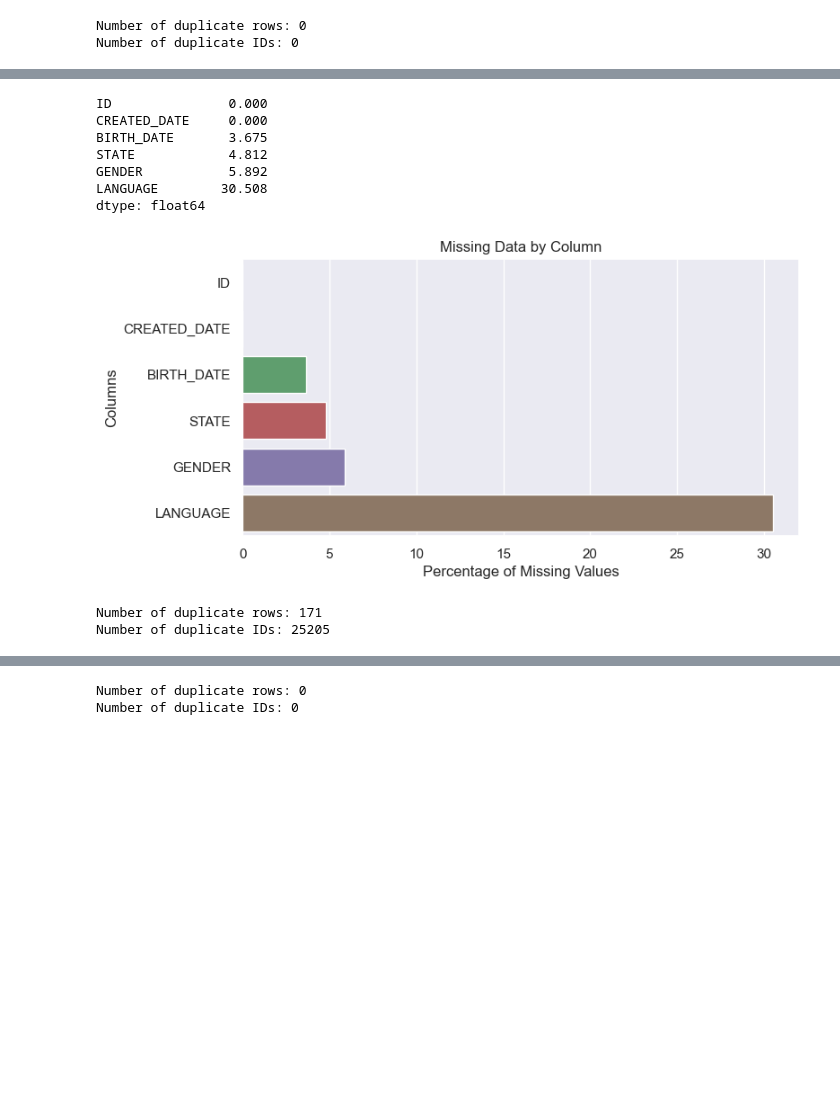
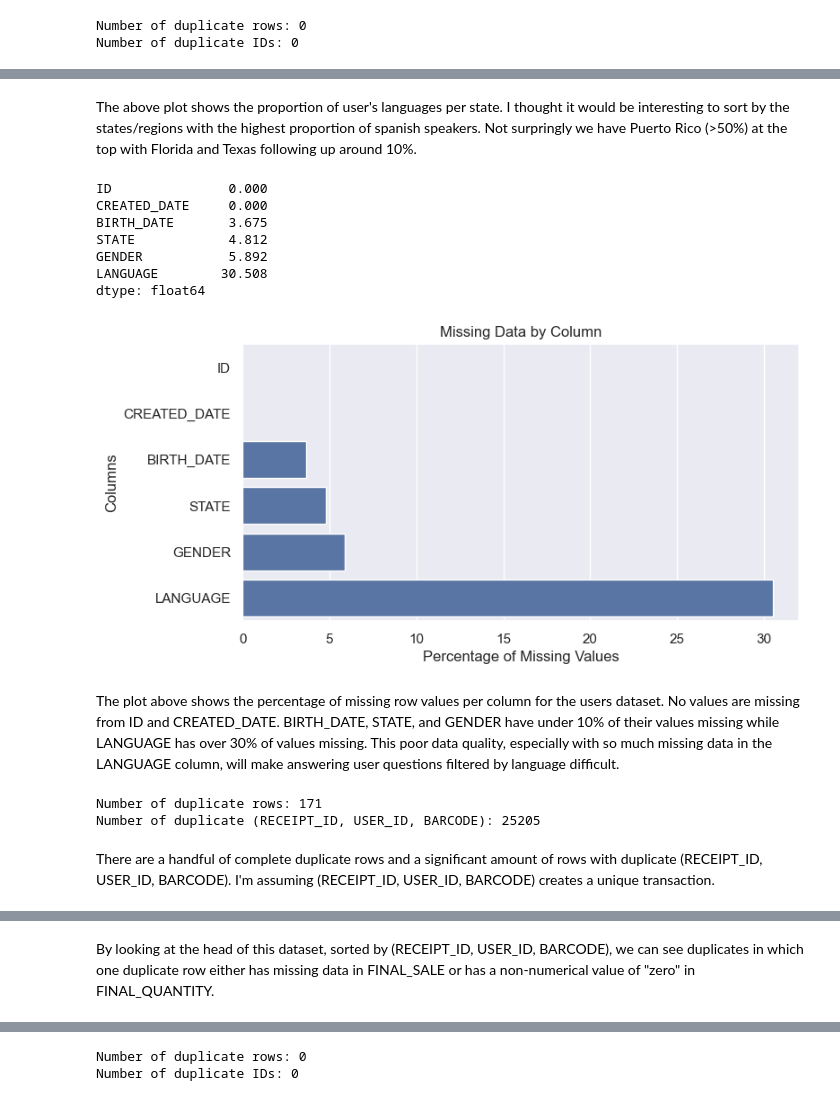
Before and after one commit to AlvaroRamirezHong/FetchTakeHome, a Jupyter notebook: fetch_takehome.ipynb, the cells around one changed output, grey strips where cells are left out. Saved outputs shown, nothing was run; the diff lists cells and outputs as text; code cells hidden in the pictures; blank space fills up the shorter version.

```diff
--- a/fetch_takehome.ipynb
+++ b/fetch_takehome.ipynb
@@ -77,31 +139,34 @@ Unique genders: ['female' nan 'male' 'non_binary' 'transgender' 'prefer_not_to_s
+# %% [markdown]
+The above plot shows the proportion of user's languages per state. I thought it would be interesting to sort by the states/regions with the highest proportion of spanish speakers. Not surpringly we have Puerto Rico (>50%) at the top with Florida and Texas following up around 10%.
 # %%
 # Calculate the percentage of missing values for each column
 missing_values = (users.isnull().sum() / len(users)) * 100
 
 # Sort values for better visualization
 missing_values = missing_values.sort_values()
 print(missing_values)
 
 # Plot using Seaborn
 plt.figure(figsize=(8, 4))
-sns.barplot(y=missing_values.index, x=missing_values.values)
+sns.barplot(y=missing_values.index, x=missing_values.values, color="#4c72b0")
 
 # Formatting
 plt.xlabel("Percentage of Missing Values")
 plt.ylabel("Columns")
 plt.title("Missing Data by Column")
-# plt.xticks(rotation=45)  # Rotate labels for better readability
 
 plt.show()
 # %% [output]
 ID               0.000
 CREATED_DATE     0.000
 BIRTH_DATE       3.675
 STATE            4.812
 GENDER           5.892
 LANGUAGE        30.508
 dtype: float64
-[figure, old version]
+[figure, new version]
+# %% [markdown]
+The plot above shows the percentage of missing row values per column for the users dataset. No values are missing from ID and CREATED_DATE. BIRTH_DATE, STATE, and GENDER have under 10% of their values missing while LANGUAGE has over 30% of values missing. This poor data quality, especially with so much missing data in the LANGUAGE column, will make answering user questions filtered by language difficult.
 # %%
 # Check for duplicate rows in transaction data
 transaction_duplicate_rows = transactions.duplicated().sum()
@@ -109,10 +174,12 @@ print(f"Number of duplicate rows: {transaction_duplicate_rows}")
 
 # Check for duplicate (RECEIPT_ID, USER_ID, BARCODE) in transaction data
 transaction_duplicate_ids = transactions.duplicated(subset=["RECEIPT_ID", "USER_ID", "BARCODE"]).sum()
-print(f"Number of duplicate IDs: {transaction_duplicate_ids}")
+print(f"Number of duplicate (RECEIPT_ID, USER_ID, BARCODE): {transaction_duplicate_ids}")
 # %% [output]
 Number of duplicate rows: 171
-Number of duplicate IDs: 25205
+Number of duplicate (RECEIPT_ID, USER_ID, BARCODE): 25205
+# %% [markdown]
+There are a handful of complete duplicate rows and a significant amount of rows with duplicate (RECEIPT_ID, USER_ID, BARCODE). I'm assuming (RECEIPT_ID, USER_ID, BARCODE) creates a unique transaction.
 # %%
 transactions.sort_values(by=["RECEIPT_ID", "USER_ID", "BARCODE"]).head(10)
 # %% [output]
@@ -127,6 +194,8 @@ transactions.sort_values(by=["RECEIPT_ID", "USER_ID", "BARCODE"]).head(10)
 | 41475 | 000239aa-3478-453d-801e-66a82e39c8af | 2024-06-18 | 2024-06-19 11:03:37.468 Z | FOOD LION | 63fcd7cea4f8442c3386b589 | 7.833997e+11 | 1.00 | 3.49 |
 | 4 | 00026b4c-dfe8-49dd-b026-4c2f0fd5c6a1 | 2024-07-04 | 2024-07-05 15:56:43.549 Z | RANDALLS | 6193231ae9b3d75037b0f928 | 4.790050e+10 | 1.00 |  |
 | 43233 | 00026b4c-dfe8-49dd-b026-4c2f0fd5c6a1 | 2024-07-04 | 2024-07-05 15:56:43.549 Z | RANDALLS | 6193231ae9b3d75037b0f928 | 4.790050e+10 | 1.00 | 5.29 |
+# %% [markdown]
+By looking at the head of this dataset, sorted by (RECEIPT_ID, USER_ID, BARCODE), we can see duplicates in which one duplicate row either has missing data in FINAL_SALE or has a non-numerical value of "zero" in FINAL_QUANTITY.
 # %%
 # Check unique store name values
 print("Unique store names:", transactions["STORE_NAME"].unique().shape[0])
```
Also changed, not shown: parts of 66 cells of this notebook.
